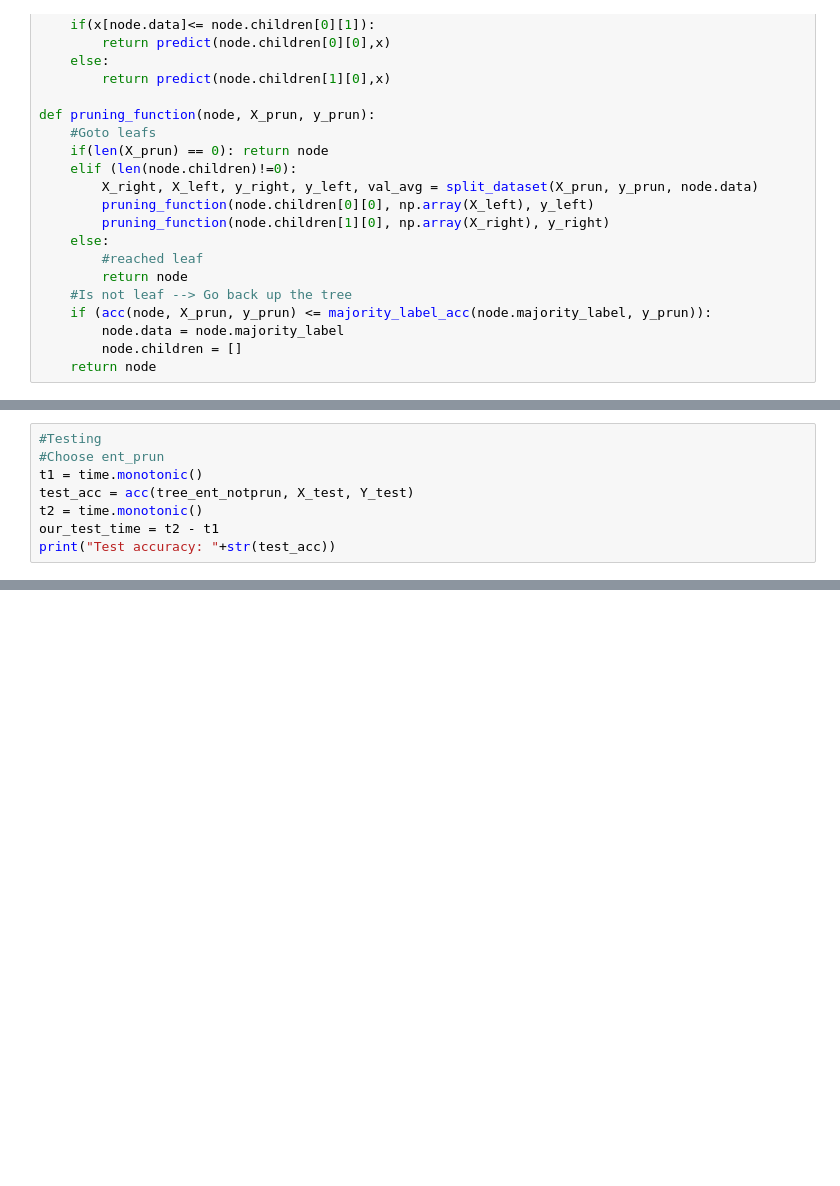
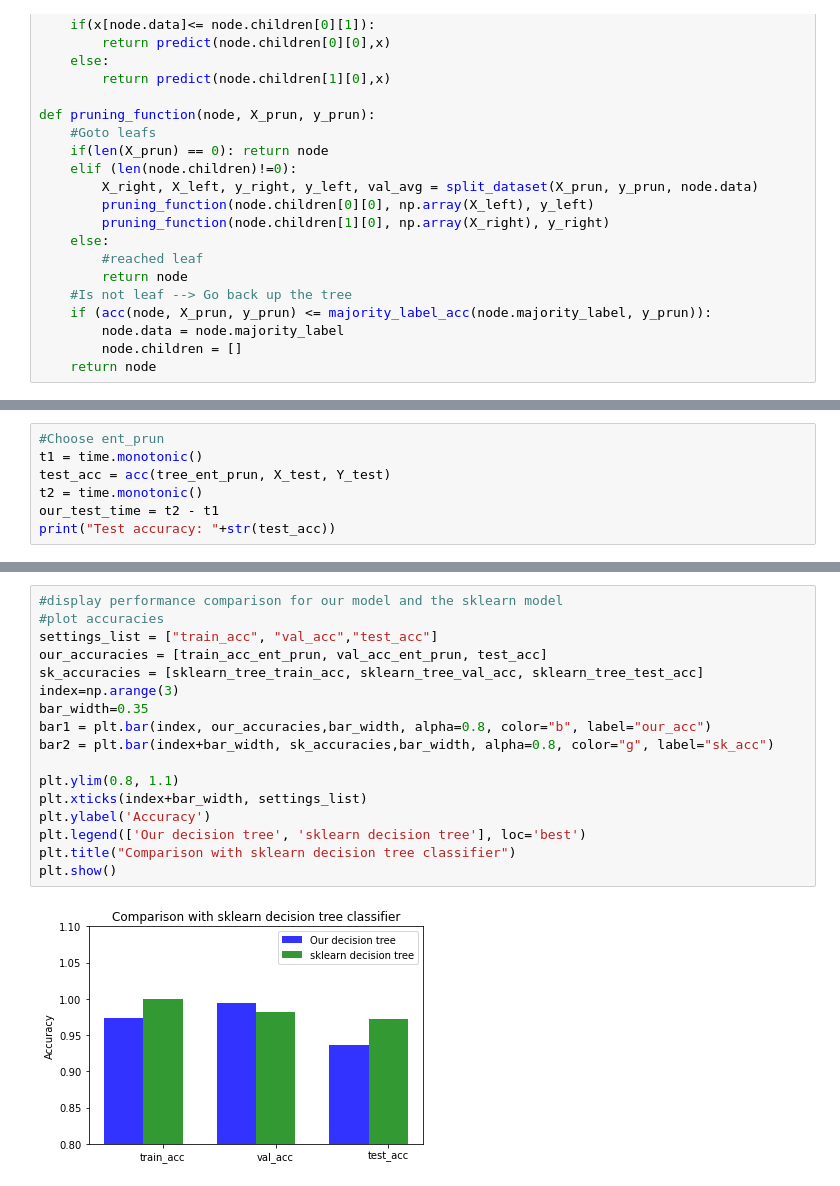
Before and after one commit to ZofieB/INF264-1, a Jupyter notebook: decision_tree.ipynb, the cells around one changed output, grey strips where cells are left out. Cells and saved outputs as stored; diff of their text form; blank space fills up the shorter version.

```diff
--- a/decision_tree.ipynb
+++ b/decision_tree.ipynb
@@ -316,8 +332,7 @@ print(val_accuracies)
 # %%
-#Testing
 #Choose ent_prun
 t1 = time.monotonic()
-test_acc = acc(tree_ent_notprun, X_test, Y_test)
+test_acc = acc(tree_ent_prun, X_test, Y_test)
 t2 = time.monotonic()
 our_test_time = t2 - t1
 print("Test accuracy: "+str(test_acc))
@@ -359,0 +376,19 @@ Sklearn decision tree
+# %%
+#display performance comparison for our model and the sklearn model
+#plot accuracies
+settings_list = ["train_acc", "val_acc","test_acc"]
+our_accuracies = [train_acc_ent_prun, val_acc_ent_prun, test_acc]
+sk_accuracies = [sklearn_tree_train_acc, sklearn_tree_val_acc, sklearn_tree_test_acc]
+index=np.arange(3)
+bar_width=0.35
+bar1 = plt.bar(index, our_accuracies,bar_width, alpha=0.8, color="b", label="our_acc")
+bar2 = plt.bar(index+bar_width, sk_accuracies,bar_width, alpha=0.8, color="g", label="sk_acc")
+
+plt.ylim(0.8, 1.1)
+plt.xticks(index+bar_width, settings_list)
+plt.ylabel('Accuracy')
+plt.legend(['Our decision tree', 'sklearn decision tree'], loc='best')
+plt.title("Comparison with sklearn decision tree classifier")
+plt.show()
+# %% [output]
+[figure, added]
```
Also changed, not shown: parts of 18 cells of this notebook, 11 other files.
